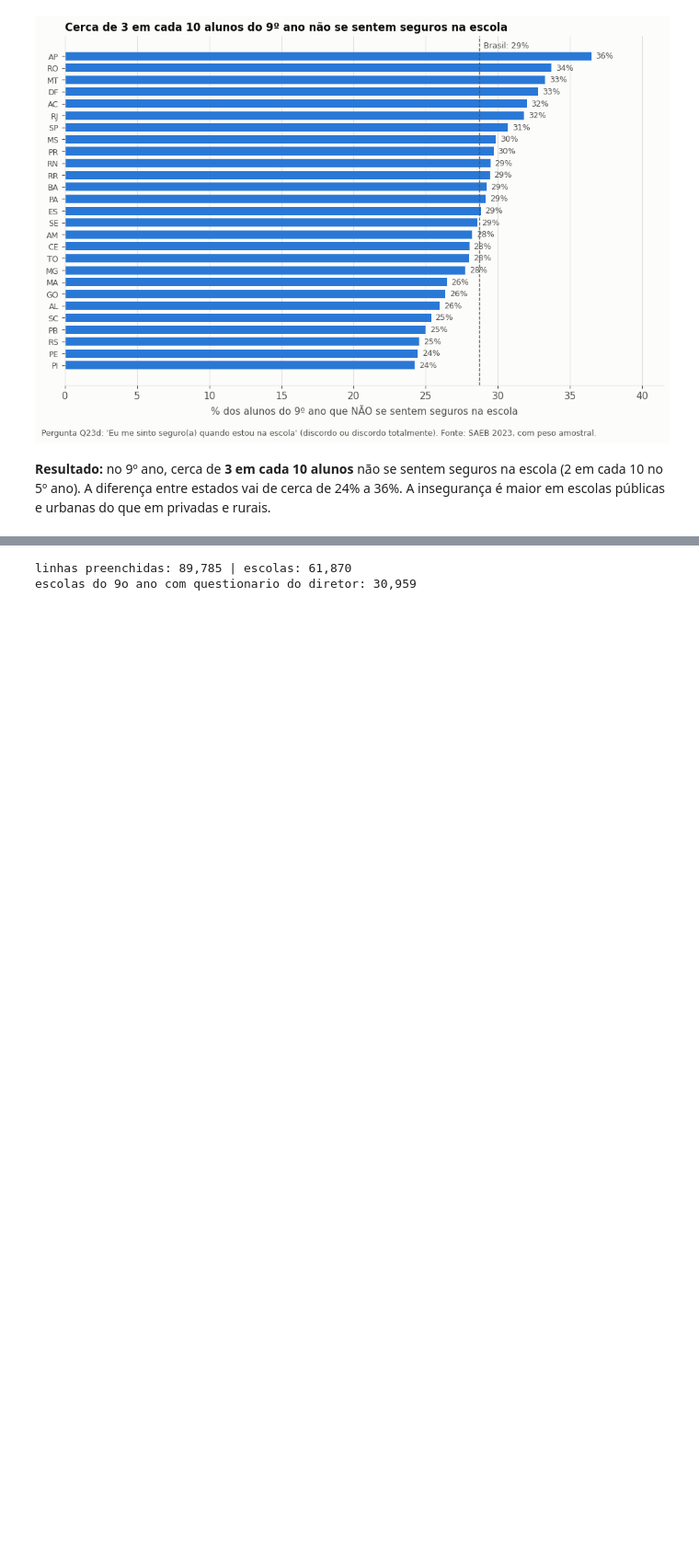
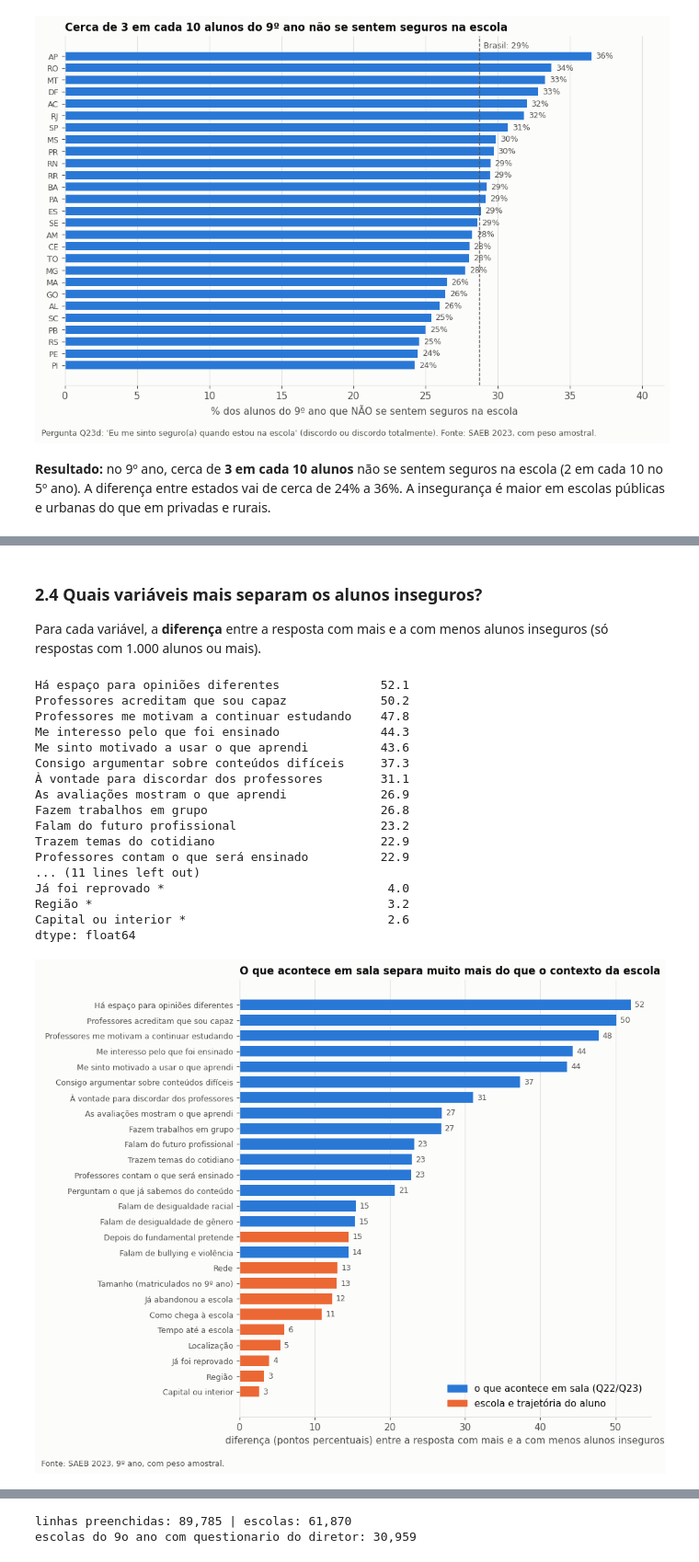
Before and after one commit to ArthurRicarte/cd_projeto_u2, a Jupyter notebook: seguranca_escola.ipynb, the cells around one changed output, grey strips where cells are left out. Shown at 92% size. Drawn from its saved outputs; the diff is of its cells as text; code cells hidden in the pictures; blank space fills up the shorter version.

```diff
--- a/seguranca_escola.ipynb
+++ b/seguranca_escola.ipynb
@@ -125,0 +256,42 @@ fig.tight_layout(); fig.savefig("resultados_seguranca/fig1_inseguros_por_estado.
+# %% [markdown]
+### 2.4 Quais variáveis mais separam os alunos inseguros?
+
+Para cada variável, a **diferença** entre a resposta com mais e a com menos alunos inseguros (só respostas com 1.000 alunos ou mais).
+# %%
+amplitude = por_variavel[por_variavel.alunos >= 1000].groupby("variável")["% não se sente seguro"].agg(lambda s: s.max() - s.min())
+amplitude = pd.concat([amplitude.rename(lambda v: v + " *"), sala.max(axis=1) - sala.min(axis=1)]).sort_values()
+amplitude.round(1).to_csv("resultados_seguranca/amplitude_por_variavel.csv")
+
+fig, ax = plt.subplots(figsize=(10, 8))
+cores = [LARANJA if v.endswith("*") else AZUL for v in amplitude.index]
+ax.barh(range(len(amplitude)), amplitude.values, color=cores, height=0.7)
+for y, v in enumerate(amplitude.values):
+    ax.text(v + 0.5, y, f"{v:.0f}", va="center", fontsize=9, color=TEXTO2)
+ax.set_yticks(range(len(amplitude))); ax.set_yticklabels([v.rstrip(" *") for v in amplitude.index], fontsize=9)
+ax.set_xlabel("diferença (pontos percentuais) entre a resposta com mais e a com menos alunos inseguros")
+ax.set_title("O que acontece em sala separa muito mais do que o contexto da escola")
+ax.grid(True, axis="x", color=GRADE); ax.set_axisbelow(True)
+ax.legend(handles=[plt.Rectangle((0, 0), 1, 1, color=AZUL), plt.Rectangle((0, 0), 1, 1, color=LARANJA)],
+          labels=["o que acontece em sala (Q22/Q23)", "escola e trajetória do aluno"], frameon=False, loc="lower right")
+fig.text(0.01, -0.02, "Fonte: SAEB 2023, 9º ano, com peso amostral.", fontsize=9, color=TEXTO2)
+fig.tight_layout(); fig.savefig("resultados_seguranca/fig6_o_que_mais_separa.png", dpi=150, bbox_inches="tight")
+amplitude.sort_values(ascending=False).round(1)
+# %% [output]
+Há espaço para opiniões diferentes              52.1
+Professores acreditam que sou capaz             50.2
+Professores me motivam a continuar estudando    47.8
+Me interesso pelo que foi ensinado              44.3
+Me sinto motivado a usar o que aprendi          43.6
+Consigo argumentar sobre conteúdos difíceis     37.3
+À vontade para discordar dos professores        31.1
+As avaliações mostram o que aprendi             26.9
+Fazem trabalhos em grupo                        26.8
+Falam do futuro profissional                    23.2
+Trazem temas do cotidiano                       22.9
+Professores contam o que será ensinado          22.9
+... (11 lines left out)
+Já foi reprovado *                               4.0
+Região *                                         3.2
+Capital ou interior *                            2.6
+dtype: float64
+[figure, added]
```
Also changed, not shown: parts of 24 cells of this notebook, 13 other files.
